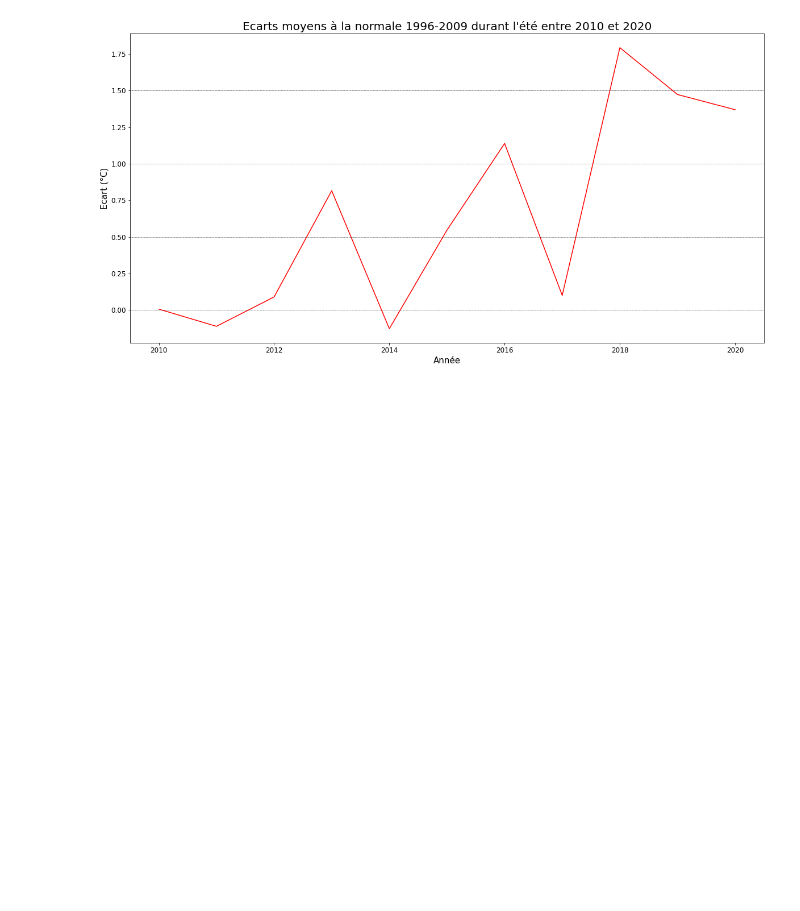
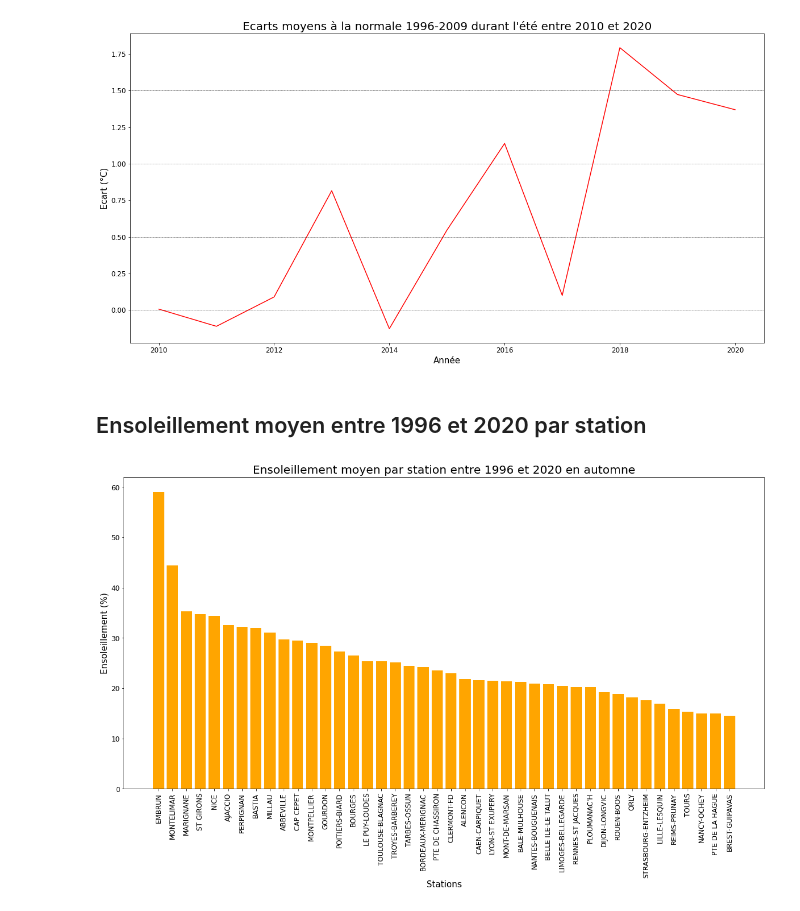
Before and after one commit to Freezaa9/Neo4j-Cypher-Meteo-France, a Jupyter notebook: Playground.ipynb, the cells around one changed output. Drawn from its saved outputs; the diff is of its cells as text; code cells hidden in the pictures; blank space fills up the shorter version.

```diff
--- a/Playground.ipynb
+++ b/Playground.ipynb
@@ -286,3 +286,5 @@ plt.axhline(y=1.5, color='k', linestyle='--', linewidth=0.5)
 plt.show()
 # %% [output]
 [figure]
+# %% [markdown]
+## Ensoleillement moyen entre 1996 et 2020 par station
@@ -288,0 +329,20 @@ plt.show()
+# %%
+stations_automne = [record["station"] for record in ensoleillement_moyens if record["saison"] == "Automne"]
+
+ensoleillements_automne = [record["ensoleillement"] for record in ensoleillement_moyens if record["saison"] == "Automne"]
+
+fig, ax = plt.subplots(figsize=(20, 10))
+
+ax.set_title("Ensoleillement moyen par station entre 1996 et 2020 en automne", fontsize=20)
+
+ax.bar(stations_automne, ensoleillements_automne, color="orange")
+
+plt.xlabel("Stations", fontsize=15)
+plt.ylabel("Ensoleillement (%)", fontsize=15)
+
+plt.xticks(fontsize=12, rotation=90)
+plt.yticks(fontsize=12)
+
+plt.show()
+# %% [output]
+[figure, added]
```
Also changed, not shown: parts of 4 cells of this notebook.
